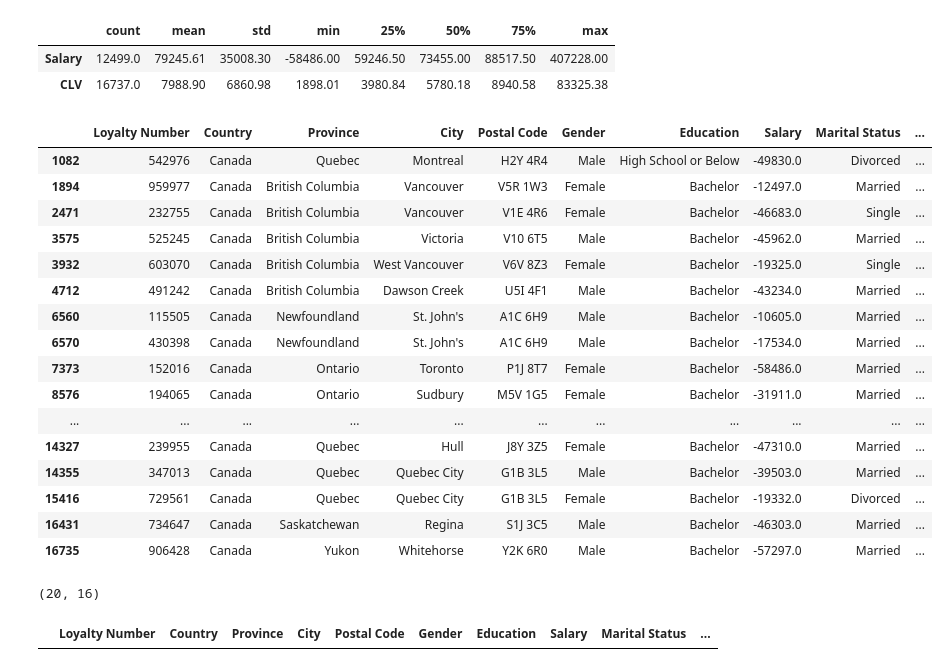
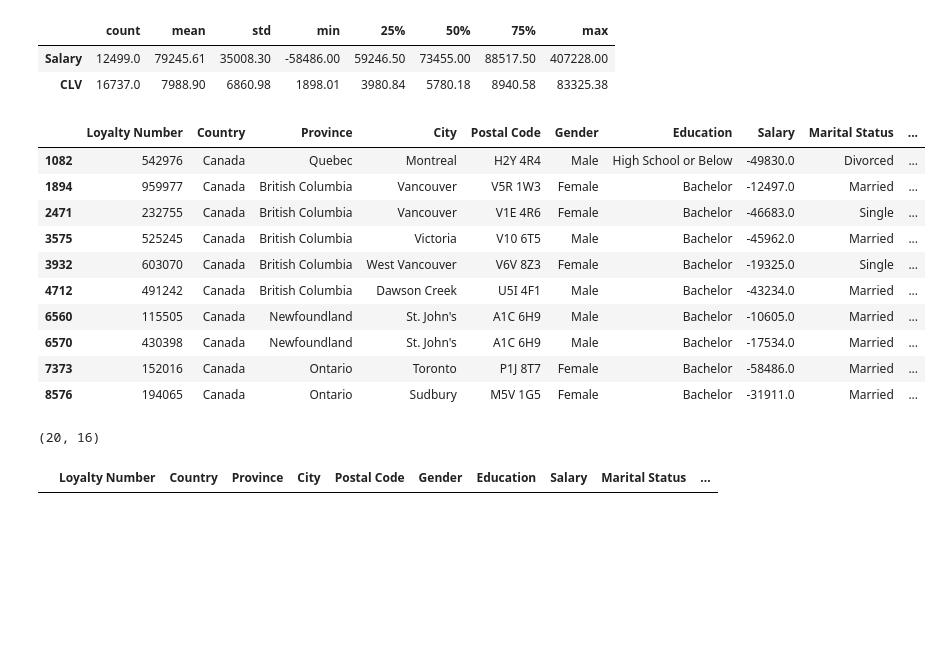
Before and after one commit to Adalab/bda-modulo-3-evaluacion-final-sansisimon, a Jupyter notebook: fase-1.ipynb, the cells around one changed output. Cells and saved outputs as stored; diff of their text form; code cells hidden in the pictures; blank space fills up the shorter version.

```diff
--- a/pruebas.ipynb
+++ b/fase-1.ipynb
@@ -240,29 +251,24 @@ df_cliente[['Salary', 'CLV']].describe().T.round(2)
 | CLV | 16737.0 | 7988.90 | 6860.98 | 1898.01 | 3980.84 | 5780.18 | 8940.58 | 83325.38 |
 # %%
 #parece que hay salarios negativos:
-df_cliente[df_cliente['Salary'] < 0]
+df_cliente[df_cliente['Salary'] < 0][:10]
 # %% [output]
 |  | Loyalty Number | Country | Province | City | Postal Code | Gender | Education | Salary | Marital Status | ... |
 | 1082 | 542976 | Canada | Quebec | Montreal | H2Y 4R4 | Male | High School or Below | -49830.0 | Divorced | ... |
 | 1894 | 959977 | Canada | British Columbia | Vancouver | V5R 1W3 | Female | Bachelor | -12497.0 | Married | ... |
 | 2471 | 232755 | Canada | British Columbia | Vancouver | V1E 4R6 | Female | Bachelor | -46683.0 | Single | ... |
 | 3575 | 525245 | Canada | British Columbia | Victoria | V10 6T5 | Male | Bachelor | -45962.0 | Married | ... |
 | 3932 | 603070 | Canada | British Columbia | West Vancouver | V6V 8Z3 | Female | Bachelor | -19325.0 | Single | ... |
 | 4712 | 491242 | Canada | British Columbia | Dawson Creek | U5I 4F1 | Male | Bachelor | -43234.0 | Married | ... |
 | 6560 | 115505 | Canada | Newfoundland | St. John's | A1C 6H9 | Male | Bachelor | -10605.0 | Married | ... |
 | 6570 | 430398 | Canada | Newfoundland | St. John's | A1C 6H9 | Male | Bachelor | -17534.0 | Married | ... |
 | 7373 | 152016 | Canada | Ontario | Toronto | P1J 8T7 | Female | Bachelor | -58486.0 | Married | ... |
 | 8576 | 194065 | Canada | Ontario | Sudbury | M5V 1G5 | Female | Bachelor | -31911.0 | Married | ... |
-| ... | ... | ... | ... | ... | ... | ... | ... | ... | ... | ... |
-| 14327 | 239955 | Canada | Quebec | Hull | J8Y 3Z5 | Female | Bachelor | -47310.0 | Married | ... |
-| 14355 | 347013 | Canada | Quebec | Quebec City | G1B 3L5 | Male | Bachelor | -39503.0 | Married | ... |
-| 15416 | 729561 | Canada | Quebec | Quebec City | G1B 3L5 | Female | Bachelor | -19332.0 | Divorced | ... |
-| 16431 | 734647 | Canada | Saskatchewan | Regina | S1J 3C5 | Male | Bachelor | -46303.0 | Married | ... |
-| 16735 | 906428 | Canada | Yukon | Whitehorse | Y2K 6R0 | Male | Bachelor | -57297.0 | Married | ... |
-# %%
-df_cliente[df_cliente['Salary'] < 0].shape
-# %% [output]
-(20, 16)
+# %%
+#hay 20 filas con salarios negativos, lo limpiamos en el apartado de limpieza
+df_cliente[df_cliente['Salary'] < 0].shape
+# %% [output]
+(20, 16)
 # %%
 #Observo a ver si hay duplicados:
 df_cliente[df_cliente.duplicated(keep=False)]
```
Also changed, not shown: parts of 22 cells of this notebook, 2 other files.
